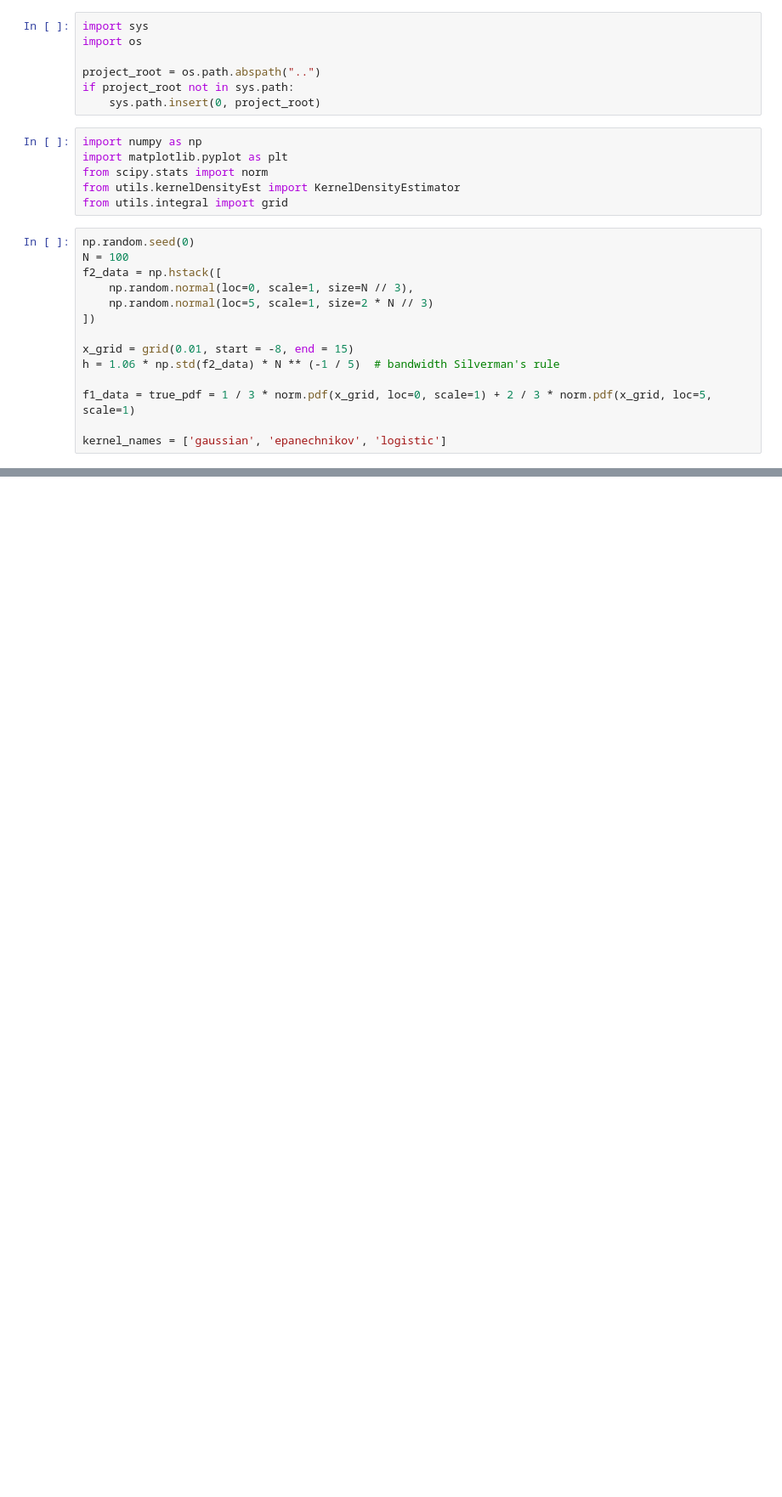
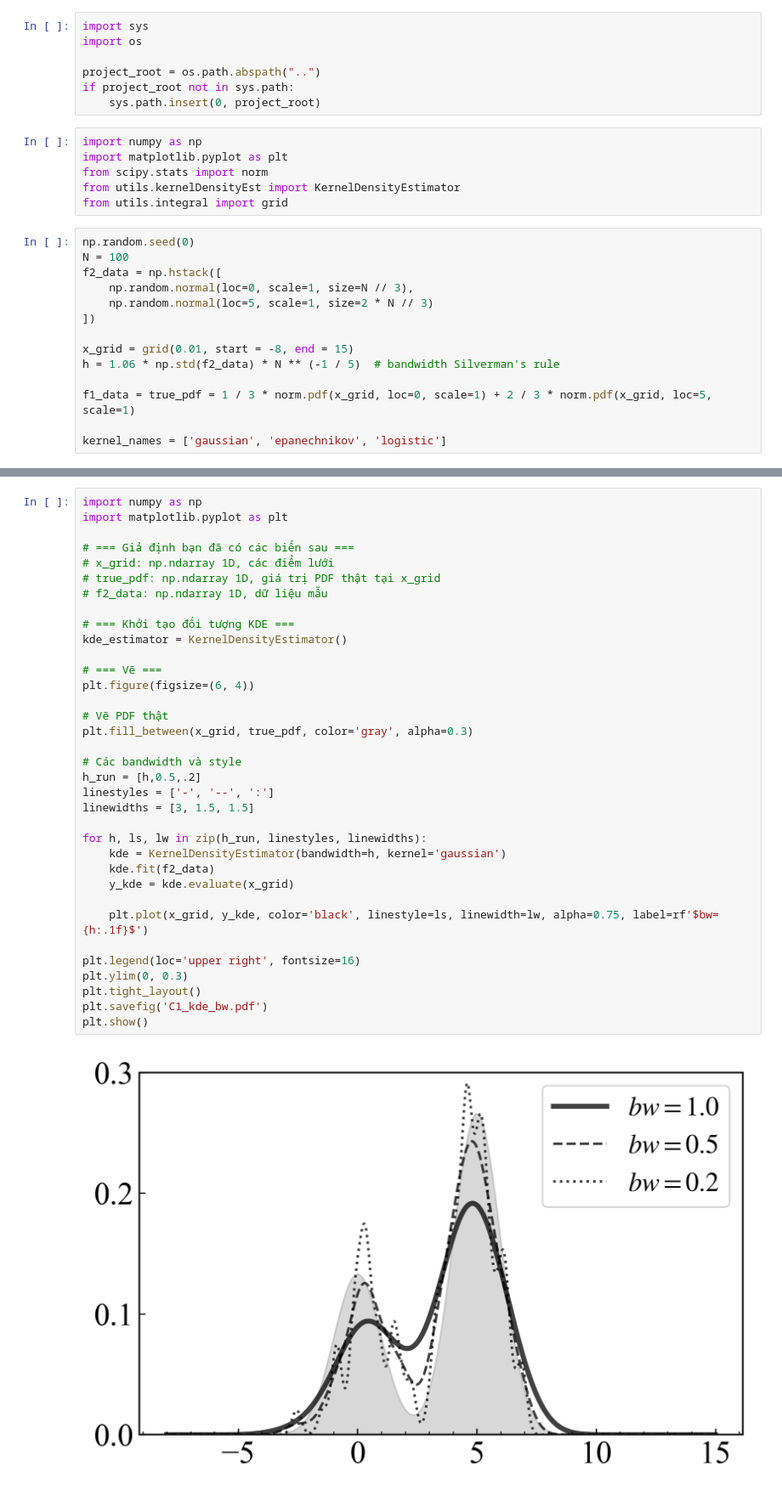
Before and after one commit to hungtrannam/probclust, a Jupyter notebook: notebooks/vis_KDE.ipynb, the cells around one changed output, grey strips where cells are left out. Shown: that part at 85% size. Saved outputs shown, nothing was run; the diff lists cells and outputs as text; blank space fills up the shorter version.

```diff
--- a/notebooks/vis_KDE.ipynb
+++ b/notebooks/vis_KDE.ipynb
@@ -54,0 +55,37 @@ plt.tight_layout()
+# %%
+import numpy as np
+import matplotlib.pyplot as plt
+
+# === Giả định bạn đã có các biến sau ===
+# x_grid: np.ndarray 1D, các điểm lưới
+# true_pdf: np.ndarray 1D, giá trị PDF thật tại x_grid
+# f2_data: np.ndarray 1D, dữ liệu mẫu
+
+# === Khởi tạo đối tượng KDE ===
+kde_estimator = KernelDensityEstimator()
+
+# === Vẽ ===
+plt.figure(figsize=(6, 4))
+
+# Vẽ PDF thật
+plt.fill_between(x_grid, true_pdf, color='gray', alpha=0.3)
+
+# Các bandwidth và style
+h_run = [h,0.5,.2]
+linestyles = ['-', '--', ':']
+linewidths = [3, 1.5, 1.5]
+
+for h, ls, lw in zip(h_run, linestyles, linewidths):
+    kde = KernelDensityEstimator(bandwidth=h, kernel='gaussian')
+    kde.fit(f2_data)
+    y_kde = kde.evaluate(x_grid)
+
+    plt.plot(x_grid, y_kde, color='black', linestyle=ls, linewidth=lw, alpha=0.75, label=rf'$bw={h:.1f}$')
+
+plt.legend(loc='upper right', fontsize=16)
+plt.ylim(0, 0.3)
+plt.tight_layout()
+plt.savefig('C1_kde_bw.pdf')
+plt.show()
+# %% [output]
+[figure, added]
```
Also changed, not shown: parts of 1 cell of this notebook, 24 other files.
